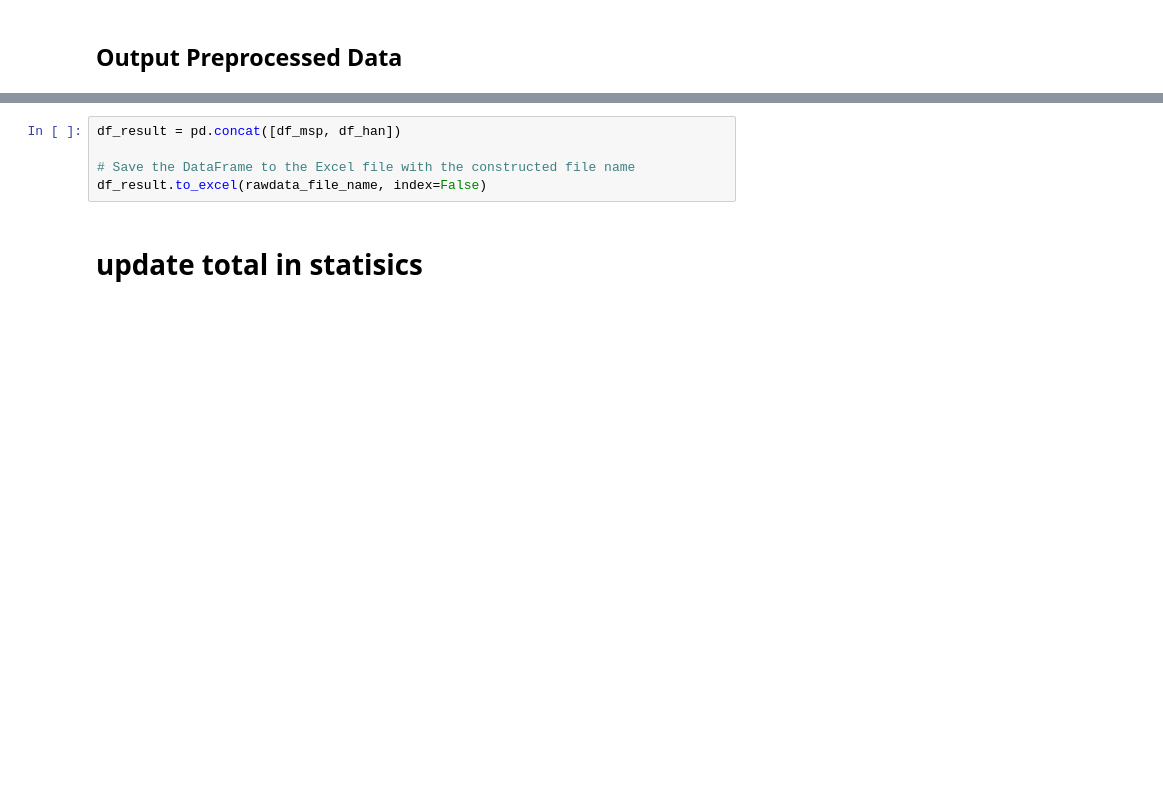
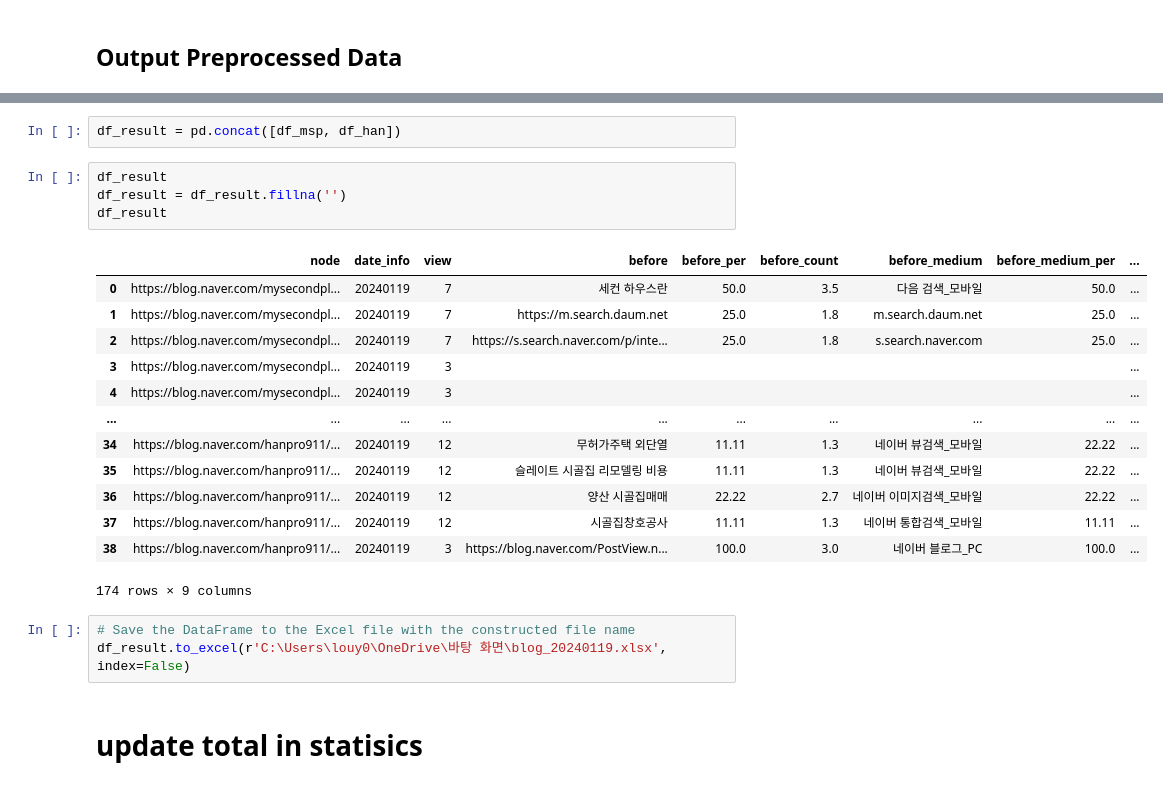
Before and after one commit to kang00111/funnel_test, a Jupyter notebook: Crawler for BlogStatistics_3.ipynb, the cells around one changed output, grey strips where cells are left out. Saved outputs shown, nothing was run; the diff lists cells and outputs as text; blank space fills up the shorter version.

```diff
--- a/Crawler for BlogStatistics_3.ipynb
+++ b/Crawler for BlogStatistics_3.ipynb
@@ -476,8 +561,26 @@ df_han = combined_df_han[['node', 'date_info', 'view', 'before', 'before_per', '
 # %%
 df_result = pd.concat([df_msp, df_han])
-
-# Save the DataFrame to the Excel file with the constructed file name
-df_result.to_excel(rawdata_file_name, index=False)
+# %%
+df_result
+df_result = df_result.fillna('')
+df_result
+# %% [output]
+|  | node | date_info | view | before | before_per | before_count | before_medium | before_medium_per | ... |
+| 0 | https://blog.naver.com/mysecondpl... | 20240119 | 7 | 세컨 하우스란 | 50.0 | 3.5 | 다음 검색_모바일 | 50.0 | ... |
+| 1 | https://blog.naver.com/mysecondpl... | 20240119 | 7 | https://m.search.daum.net | 25.0 | 1.8 | m.search.daum.net | 25.0 | ... |
+| 2 | https://blog.naver.com/mysecondpl... | 20240119 | 7 | https://s.search.naver.com/p/inte... | 25.0 | 1.8 | s.search.naver.com | 25.0 | ... |
+| 3 | https://blog.naver.com/mysecondpl... | 20240119 | 3 |  |  |  |  |  | ... |
+| 4 | https://blog.naver.com/mysecondpl... | 20240119 | 3 |  |  |  |  |  | ... |
+| ... | ... | ... | ... | ... | ... | ... | ... | ... | ... |
+| 34 | https://blog.naver.com/hanpro911/... | 20240119 | 12 | 무허가주택 외단열 | 11.11 | 1.3 | 네이버 뷰검색_모바일 | 22.22 | ... |
+| 35 | https://blog.naver.com/hanpro911/... | 20240119 | 12 | 슬레이트 시골집 리모델링 비용 | 11.11 | 1.3 | 네이버 뷰검색_모바일 | 22.22 | ... |
+| 36 | https://blog.naver.com/hanpro911/... | 20240119 | 12 | 양산 시골집매매 | 22.22 | 2.7 | 네이버 이미지검색_모바일 | 22.22 | ... |
+| 37 | https://blog.naver.com/hanpro911/... | 20240119 | 12 | 시골집창호공사 | 11.11 | 1.3 | 네이버 통합검색_모바일 | 11.11 | ... |
+| 38 | https://blog.naver.com/hanpro911/... | 20240119 | 3 | https://blog.naver.com/PostView.n... | 100.0 | 3.0 | 네이버 블로그_PC | 100.0 | ... |
+174 rows × 9 columns
+# %%
+# Save the DataFrame to the Excel file with the constructed file name
+df_result.to_excel(r'C:\Users\louy0\OneDrive\바탕 화면\blog_20240119.xlsx', index=False)
 # %% [markdown]
 # update total in statisics
 # %%
```
Also changed, not shown: parts of 10 cells of this notebook.
